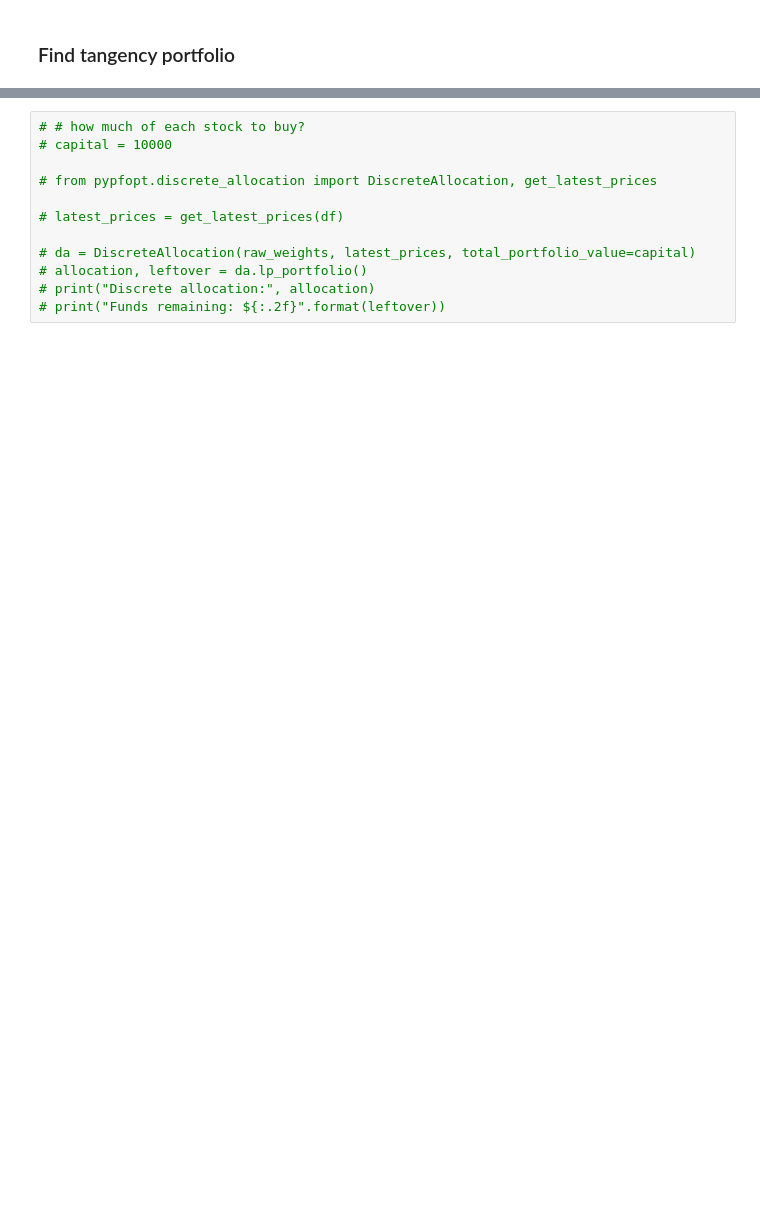
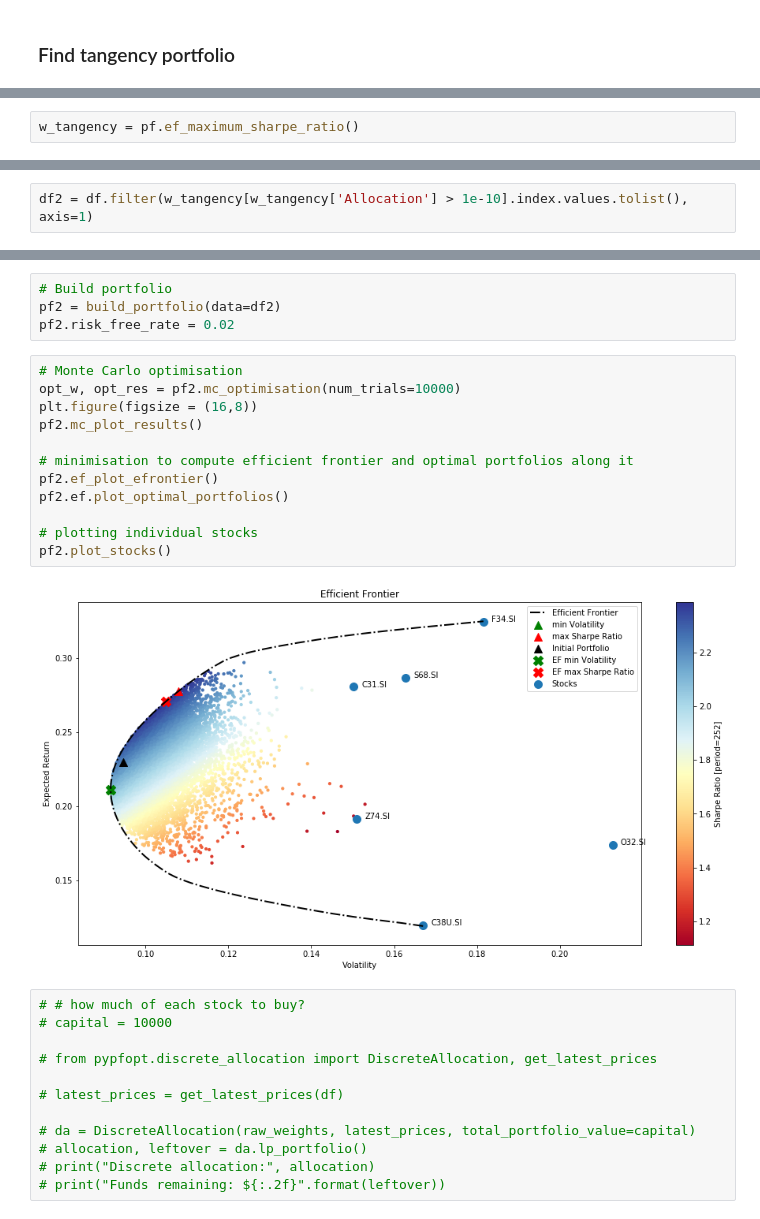
Before and after one commit to howewenann/stocks_analysis, a Jupyter notebook: notebooks/1.0-hwant-STI-portfolio-optimization-daily-Copy1.ipynb, the cells around one changed output, grey strips where cells are left out. Cells and saved outputs as stored; diff of their text form; blank space fills up the shorter version.

```diff
--- a/notebooks/1.0-hwant-STI-portfolio-optimization-daily-Copy1.ipynb
+++ b/notebooks/1.0-hwant-STI-portfolio-optimization-daily-Copy1.ipynb
@@ -78,0 +85,2 @@ Allocation  0.063301     0.0  1.920092e-15     0.0  1.299314e-15
+# %%
+w_tangency = pf.ef_maximum_sharpe_ratio()
@@ -78,0 +114,2 @@ Allocation  0.063301     0.0  1.920092e-15     0.0  1.299314e-15
+# %%
+df2 = df.filter(w_tangency[w_tangency['Allocation'] > 1e-10].index.values.tolist(), axis=1)
@@ -79,3 +133,21 @@ Allocation  0.063301     0.0  1.920092e-15     0.0  1.299314e-15
+# %%
+# Build portfolio
+pf2 = build_portfolio(data=df2)
+pf2.risk_free_rate = 0.02
+# %%
+# Monte Carlo optimisation
+opt_w, opt_res = pf2.mc_optimisation(num_trials=10000)
+plt.figure(figsize = (16,8))
+pf2.mc_plot_results()
+
+# minimisation to compute efficient frontier and optimal portfolios along it
+pf2.ef_plot_efrontier()
+pf2.ef.plot_optimal_portfolios()
+
+# plotting individual stocks
+pf2.plot_stocks()
+# %% [output]
+[figure, added]
 # %%
 # # how much of each stock to buy?
 # capital = 10000
```
Also changed, not shown: parts of 7 cells of this notebook, 1 other file.
